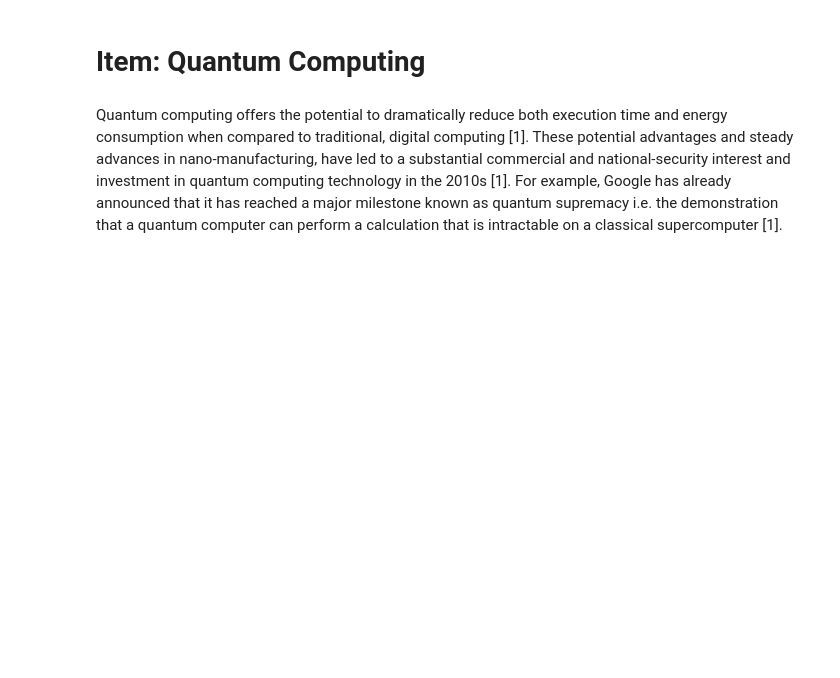
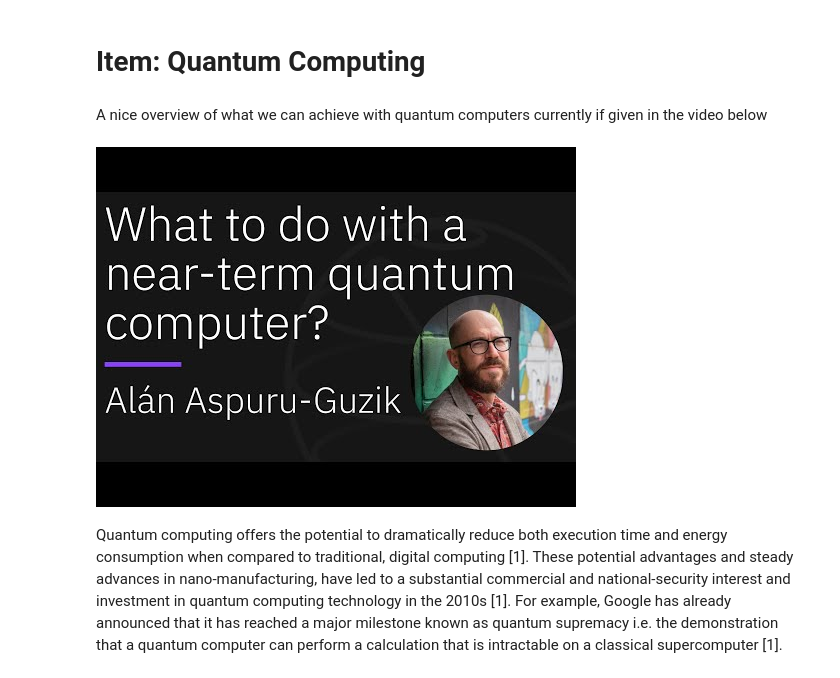
Before and after one commit to pockerman/quantum_computing_cs, a Jupyter notebook: notes/quantum_computing.ipynb, the cells around one changed output. Saved outputs shown, nothing was run; the diff lists cells and outputs as text; code cells hidden in the pictures; blank space fills up the shorter version.

```diff
--- a/notes/quantum_computing.ipynb
+++ b/notes/quantum_computing.ipynb
@@ -1,5 +1,13 @@
 # %% [markdown]
 # Item: Quantum Computing
+# %% [markdown]
+A nice overview of what we can achieve with quantum computers currently if given in the video below
+# %%
+from IPython.display import YouTubeVideo
+
+YouTubeVideo('I6_tHLAeBsI', width=800, height=300)
+# %% [output]
+[figure, added]
 # %% [markdown]
 Quantum computing offers the potential to dramatically reduce both execution
 time and energy consumption when compared to traditional,
```
Also changed, not shown: 2 other files.
